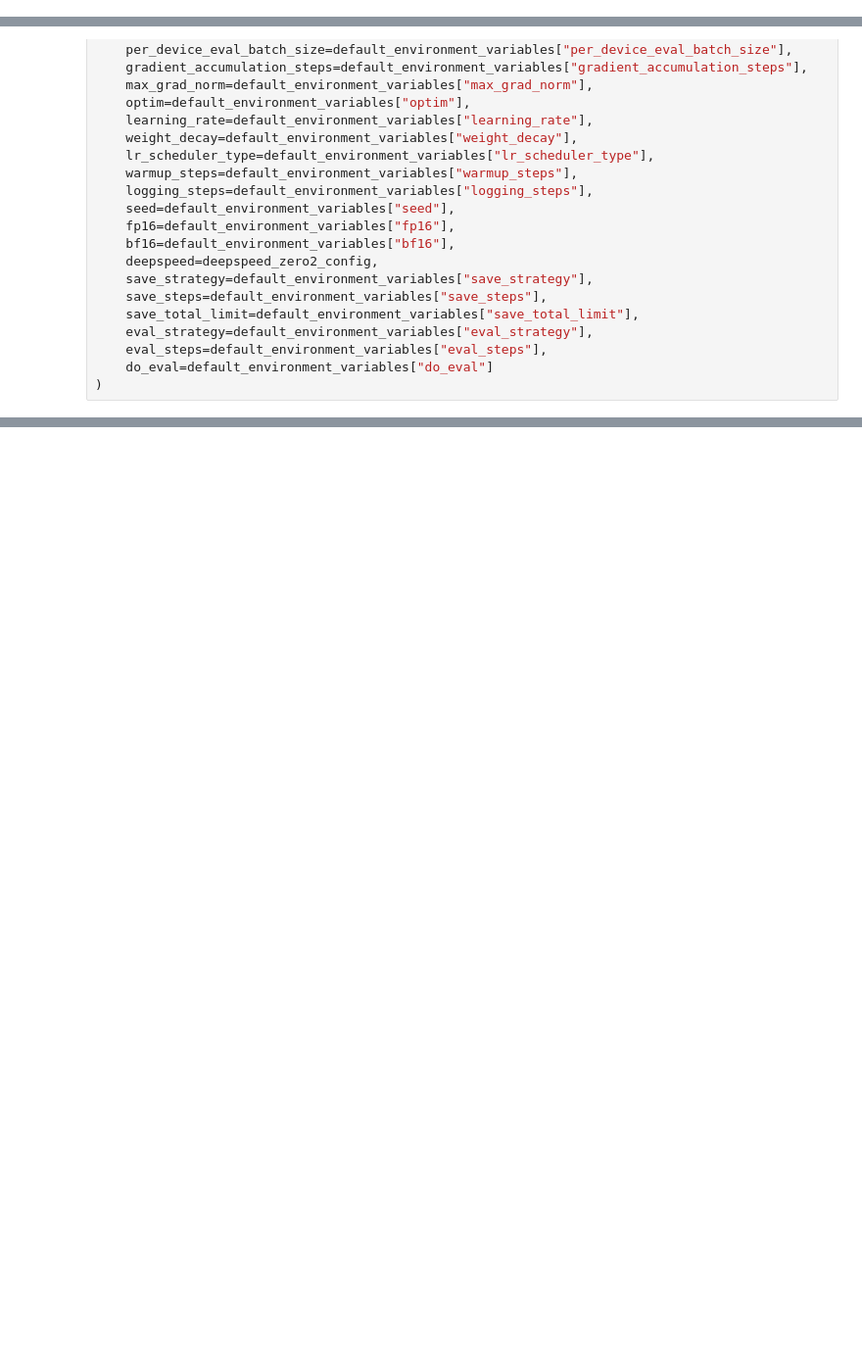
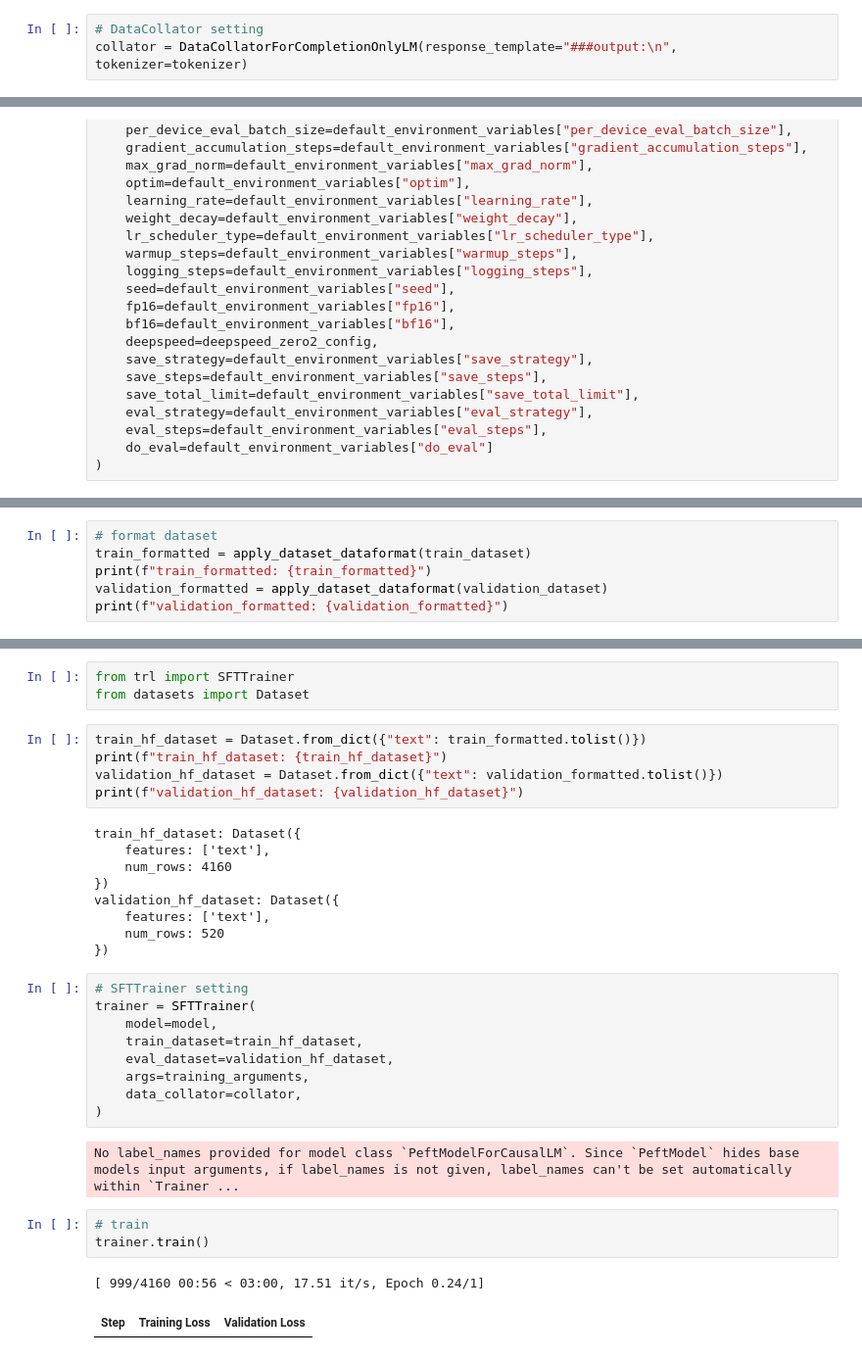
Before and after one commit to ArekuNoimar/sample, a Jupyter notebook: src/distributed-parallel-learning/dataset_tokenize_test.ipynb, the cells around one changed output, grey strips where cells are left out. Shown at 98% size. Saved outputs shown, nothing was run; the diff lists cells and outputs as text; blank space fills up the shorter version.

```diff
--- a/src/distributed-parallel-learning/dataset_tokenize_test.ipynb
+++ b/src/distributed-parallel-learning/dataset_tokenize_test.ipynb
@@ -130,3 +241,6 @@ print(generate_text)
+# %%
+# DataCollator setting
+collator = DataCollatorForCompletionOnlyLM(response_template="###output:\n", tokenizer=tokenizer)
 # %%
 from transformers import TrainingArguments
 # %%
@@ -164,0 +272,6 @@ def data_collator(tokenizer):
+# %%
+# format dataset
+train_formatted = apply_dataset_dataformat(train_dataset)
+print(f"train_formatted: {train_formatted}")
+validation_formatted = apply_dataset_dataformat(validation_dataset)
+print(f"validation_formatted: {validation_formatted}")
@@ -164,0 +296,34 @@ def data_collator(tokenizer):
+# %%
+from trl import SFTTrainer
+from datasets import Dataset
+# %%
+train_hf_dataset = Dataset.from_dict({"text": train_formatted.tolist()})
+print(f"train_hf_dataset: {train_hf_dataset}")
+validation_hf_dataset = Dataset.from_dict({"text": validation_formatted.tolist()})
+print(f"validation_hf_dataset: {validation_hf_dataset}")
+# %% [output]
+train_hf_dataset: Dataset({
+    features: ['text'],
+    num_rows: 4160
+})
+validation_hf_dataset: Dataset({
+    features: ['text'],
+    num_rows: 520
+})
+# %%
+# SFTTrainer setting
+trainer = SFTTrainer(
+    model=model,
+    train_dataset=train_hf_dataset,
+    eval_dataset=validation_hf_dataset,
+    args=training_arguments,
+    data_collator=collator,
+)
+# %% [output]
+No label_names provided for model class `PeftModelForCausalLM`. Since `PeftModel` hides base models input arguments, if label_names is not given, label_names can't be set automatically within `Trainer ...
+# %%
+# train
+trainer.train()
+# %% [output]
+[ 999/4160 00:56 < 03:00, 17.51 it/s, Epoch 0.24/1]
+| Step | Training Loss | Validation Loss |
```
Also changed, not shown: parts of 23 cells of this notebook, 2 other files.
